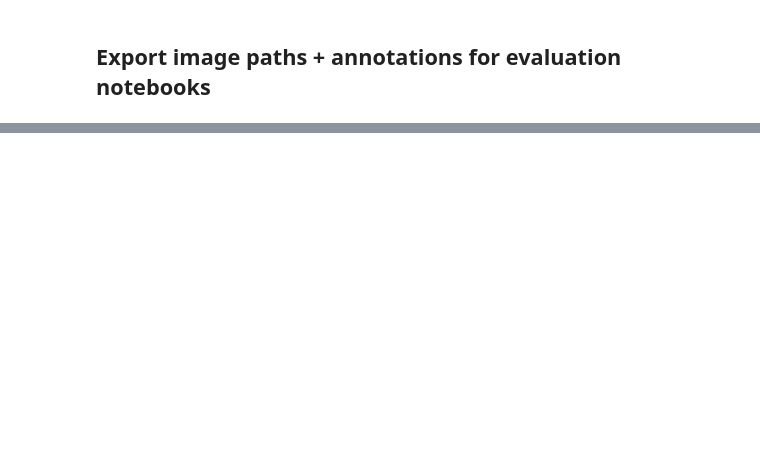
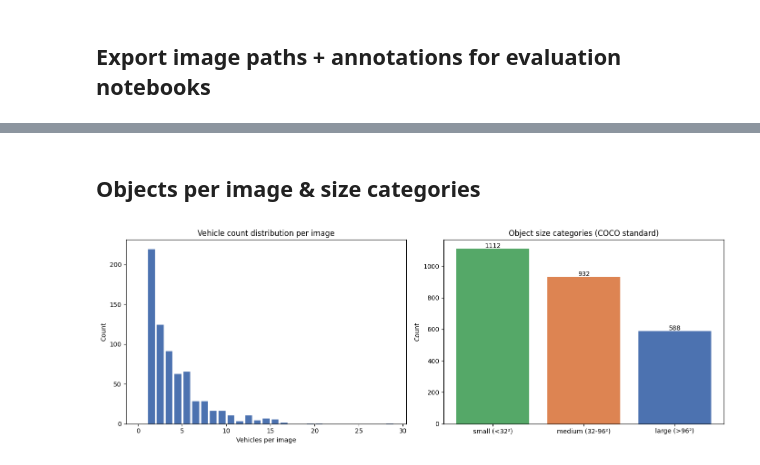
Before and after one commit to DanyloTs/diploma, a Jupyter notebook: notebooks/dataset_exploration.ipynb, the cells around one changed output, grey strips where cells are left out. Drawn from its saved outputs; the diff is of its cells as text; code cells hidden in the pictures; blank space fills up the shorter version.

```diff
--- a/notebooks/dataset_exploration.ipynb
+++ b/notebooks/dataset_exploration.ipynb
@@ -118,6 +144,8 @@ plt.show()
 # %% [markdown]
 ## Export image paths + annotations for evaluation notebooks
 # %%
+ANNOTATION_COLUMNS = ["image_id", "filepath", "label", "x1", "y1", "x2", "y2", "img_width", "img_height"]
+
 records = []
 for sample in dataset:
     if not sample.ground_truth:
@@ -125,6 +153,8 @@ for sample in dataset:
     img = Image.open(sample.filepath)
     w, h = img.size
     for det in sample.ground_truth.detections:
+        if det.label not in VEHICLE_CLASSES:
+            continue
         x, y, bw, bh = det.bounding_box
         records.append({
             "image_id": sample.id,
@@ -138,7 +168,7 @@ for sample in dataset:
             "img_height": h,
         })
 
-annotations_df = pd.DataFrame(records)
-annotations_df.to_csv("../data/coco/annotations.csv", index=False)
+annotations_df = pd.DataFrame(records, columns=ANNOTATION_COLUMNS)
+annotations_df.to_csv(os.path.join(DATASET_DIR, "annotations.csv"), index=False)
 print(f"Saved {len(annotations_df)} annotations from {annotations_df['image_id'].nunique()} images")
 annotations_df.head()
@@ -144,0 +183,49 @@ annotations_df.head()
+# %% [markdown]
+## Objects per image & size categories
+# %%
+objects_per_image = []
+size_counts = {"small (<32²)": 0, "medium (32-96²)": 0, "large (>96²)": 0}
+
+for sample in dataset:
+    if not sample.ground_truth:
+        continue
+    img = Image.open(sample.filepath)
+    w, h = img.size
+    count = 0
+    for det in sample.ground_truth.detections:
+        if det.label not in VEHICLE_CLASSES:
+            continue
+        area = (det.bounding_box[2] * w) * (det.bounding_box[3] * h)
+        if area < 32 ** 2:
+            size_counts["small (<32²)"] += 1
+        elif area < 96 ** 2:
+            size_counts["medium (32-96²)"] += 1
+        else:
+            size_counts["large (>96²)"] += 1
+        count += 1
+    objects_per_image.append(count)
+
+if not objects_per_image:
+    print("No objects found in dataset.")
+else:
+    fig, axes = plt.subplots(1, 2, figsize=(14, 5))
+
+    axes[0].hist(objects_per_image, bins=range(0, max(objects_per_image) + 2),
+                 color="#4C72B0", edgecolor="white", rwidth=0.85)
+    axes[0].set_xlabel("Vehicles per image")
+    axes[0].set_ylabel("Count")
+    axes[0].set_title("Vehicle count distribution per image")
+
+    colors = ["#55A868", "#DD8452", "#4C72B0"]
+    bars = axes[1].bar(size_counts.keys(), size_counts.values(), color=colors)
+    axes[1].set_title("Object size categories (COCO standard)")
+    axes[1].set_ylabel("Count")
+    for bar, val in zip(bars, size_counts.values()):
+        axes[1].text(bar.get_x() + bar.get_width() / 2, bar.get_height() + 5,
+                     str(val), ha="center", fontsize=10)
+
+    plt.tight_layout()
+    plt.savefig(os.path.join(DATASET_DIR, "objects_per_image.png"), dpi=150, bbox_inches="tight")
+    plt.show()
+# %% [output]
+[figure, added]
```
Also changed, not shown: parts of 14 cells of this notebook, 7 other files.
